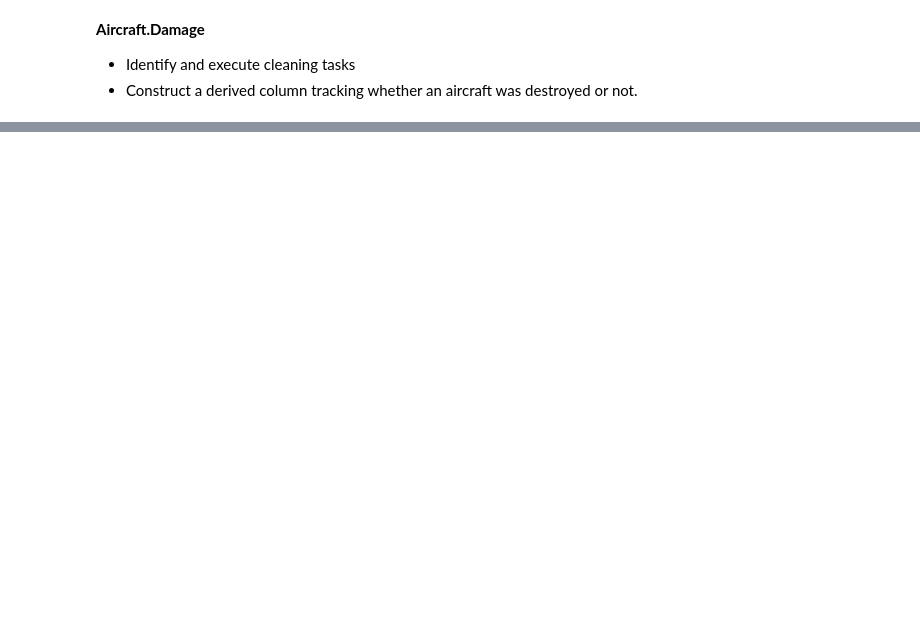
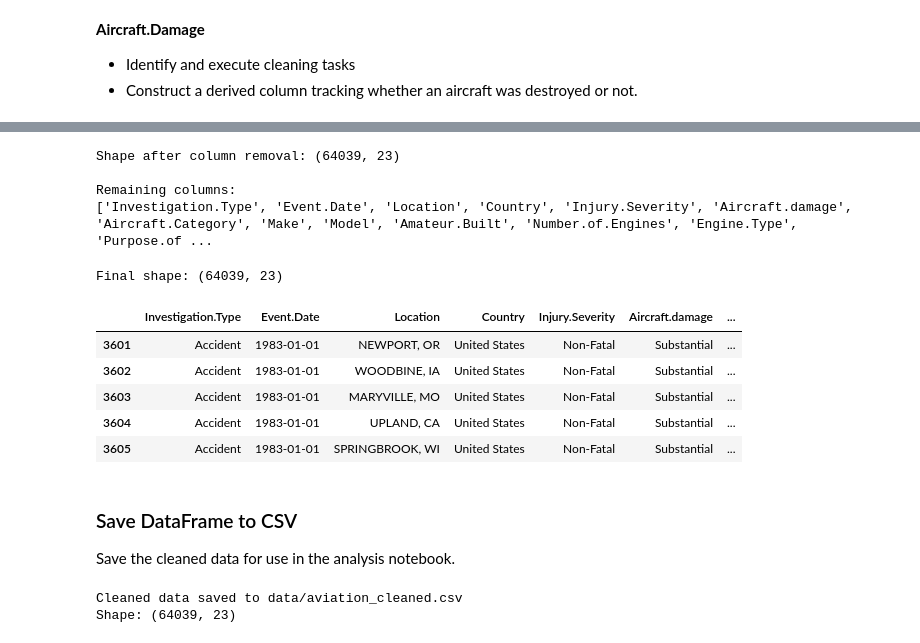
Before and after one commit to martinalvin642-dotcom/DS_Course1_Week1_Module2_SQLQueries, a Jupyter notebook: airline/Aviation_Accidents_Cleaning.ipynb, the cells around one changed output, grey strips where cells are left out. Cells and saved outputs as stored; diff of their text form; code cells hidden in the pictures; blank space fills up the shorter version.

```diff
--- a/airline/Aviation_Accidents_Cleaning.ipynb
+++ b/airline/Aviation_Accidents_Cleaning.ipynb
@@ -233,0 +497,5 @@ df.head()
+# %%
+# Number.of.Engines — keep as float (NaN remains NaN); cap unreasonable values
+# Values above 8 are extremely rare and likely data errors
+df.loc[df['Number.of.Engines'] > 8, 'Number.of.Engines'] = np.nan
+print(df['Number.of.Engines'].value_counts(dropna=False))
@@ -233,0 +533,5 @@ df.head()
+# %%
+# Standardize Purpose.of.flight — unify Unknown variants
+df['Purpose.of.flight'] = df['Purpose.of.flight'].str.strip()
+df['Purpose.of.flight'] = df['Purpose.of.flight'].replace({'Unknown': np.nan})
+print(df['Purpose.of.flight'].value_counts(dropna=False))
@@ -233,0 +577,5 @@ df.head()
+# %%
+# Standardize Broad.phase.of.flight
+df['Broad.phase.of.flight'] = df['Broad.phase.of.flight'].str.strip()
+df['Broad.phase.of.flight'] = df['Broad.phase.of.flight'].replace({'Unknown': np.nan})
+print(df['Broad.phase.of.flight'].value_counts(dropna=False))
@@ -233,0 +622,41 @@ df.head()
+# %%
+# Drop columns with more than 60% missing or that are not relevant to the analysis
+cols_to_drop = ['Latitude', 'Longitude', 'Airport.Code', 'Airport.Name',
+                'Schedule', 'Air.carrier', 'FAR.Description', 'Report.Status',
+                'Publication.Date', 'Event.Id', 'Accident.Number', 'Registration.Number']
+
+df = df.drop(columns=[c for c in cols_to_drop if c in df.columns])
+print("Shape after column removal:", df.shape)
+print()
+print("Remaining columns:")
+print(df.columns.tolist())
+# %% [output]
+Shape after column removal: (64039, 23)
+
+Remaining columns:
+['Investigation.Type', 'Event.Date', 'Location', 'Country', 'Injury.Severity', 'Aircraft.damage', 'Aircraft.Category', 'Make', 'Model', 'Amateur.Built', 'Number.of.Engines', 'Engine.Type', 'Purpose.of ...
+# %%
+# Final check on cleaned dataframe
+print("Final shape:", df.shape)
+print()
+df.head(5)
+# %% [output]
+Final shape: (64039, 23)
+|  | Investigation.Type | Event.Date | Location | Country | Injury.Severity | Aircraft.damage | ... |
+| 3601 | Accident | 1983-01-01 | NEWPORT, OR | United States | Non-Fatal | Substantial | ... |
+| 3602 | Accident | 1983-01-01 | WOODBINE, IA | United States | Non-Fatal | Substantial | ... |
+| 3603 | Accident | 1983-01-01 | MARYVILLE, MO | United States | Non-Fatal | Substantial | ... |
+| 3604 | Accident | 1983-01-01 | UPLAND, CA | United States | Non-Fatal | Substantial | ... |
+| 3605 | Accident | 1983-01-01 | SPRINGBROOK, WI | United States | Non-Fatal | Substantial | ... |
+# %% [markdown]
+### Save DataFrame to CSV
+
+Save the cleaned data for use in the analysis notebook.
+# %%
+# Save cleaned dataframe
+df.to_csv('data/aviation_cleaned.csv', index=False)
+print("Cleaned data saved to data/aviation_cleaned.csv")
+print("Shape:", df.shape)
+# %% [output]
+Cleaned data saved to data/aviation_cleaned.csv
+Shape: (64039, 23)
```
Also changed, not shown: parts of 63 cells of this notebook, 24 other files.
